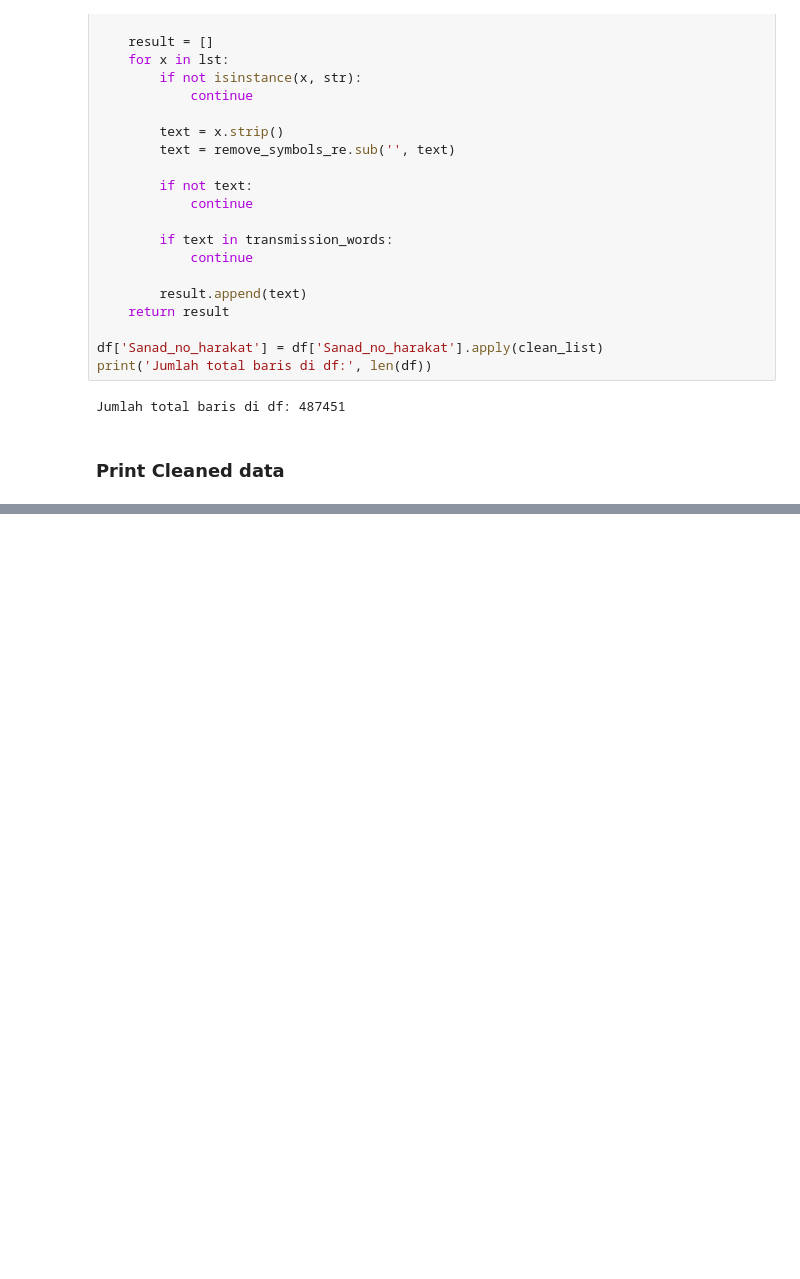
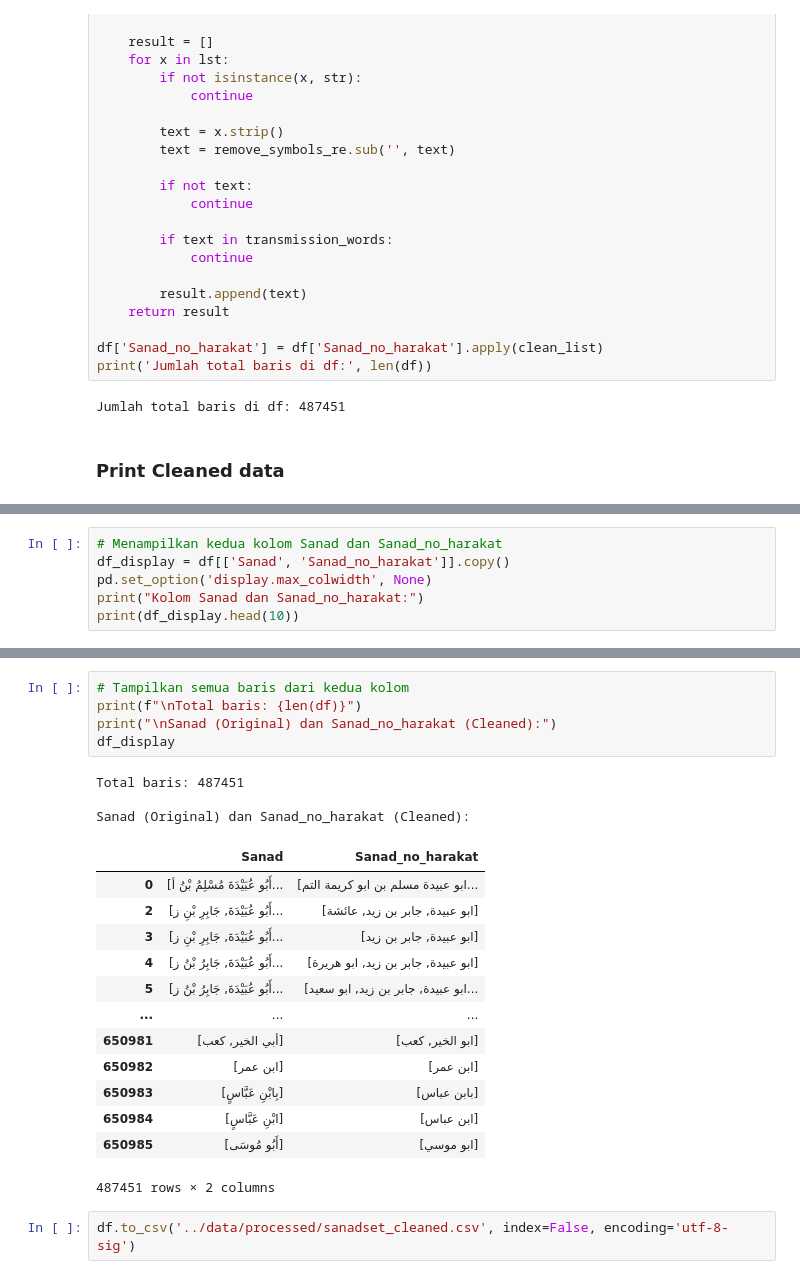
Before and after one commit to Nazrililham090805/sanad-hadith, a Jupyter notebook: src/preprocessing.ipynb, the cells around one changed output, grey strips where cells are left out. Drawn from its saved outputs; the diff is of its cells as text; blank space fills up the shorter version.

```diff
--- a/src/preprocessing.ipynb
+++ b/src/preprocessing.ipynb
@@ -589,0 +571,6 @@ df.to_csv('../data/processed/sanadset_cleaned.csv', index=False, encoding='utf-8
+# %%
+# Menampilkan kedua kolom Sanad dan Sanad_no_harakat
+df_display = df[['Sanad', 'Sanad_no_harakat']].copy()
+pd.set_option('display.max_colwidth', None)
+print("Kolom Sanad dan Sanad_no_harakat:")
+print(df_display.head(10))
@@ -589,0 +595,24 @@ df.to_csv('../data/processed/sanadset_cleaned.csv', index=False, encoding='utf-8
+# %%
+# Tampilkan semua baris dari kedua kolom
+print(f"\nTotal baris: {len(df)}")
+print("\nSanad (Original) dan Sanad_no_harakat (Cleaned):")
+df_display
+# %% [output]
+Total baris: 487451
+
+Sanad (Original) dan Sanad_no_harakat (Cleaned):
+|  | Sanad | Sanad_no_harakat |
+| 0 | [أَبُو عُبَيْدَةَ مُسْلِمُ بْنُ أ... | [ابو عبيدة مسلم بن ابو كريمة التم... |
+| 2 | [أَبُو عُبَيْدَةَ, جَابِرِ بْنِ ز... | [ابو عبيدة, جابر بن زيد, عائشة] |
+| 3 | [أَبُو عُبَيْدَةَ, جَابِرِ بْنِ ز... | [ابو عبيدة, جابر بن زيد] |
+| 4 | [أَبُو عُبَيْدَةَ, جَابِرُ بْنُ ز... | [ابو عبيدة, جابر بن زيد, ابو هريرة] |
+| 5 | [أَبُو عُبَيْدَةَ, جَابِرُ بْنُ ز... | [ابو عبيدة, جابر بن زيد, ابو سعيد... |
+| ... | ... | ... |
+| 650981 | [أبي الخير, كعب] | [ابو الخير, كعب] |
+| 650982 | [ابن عمر] | [ابن عمر] |
+| 650983 | [بِابْنِ عَبَّاسٍ] | [بابن عباس] |
+| 650984 | [ابْنِ عَبَّاسٍ] | [ابن عباس] |
+| 650985 | [أَبُو مُوسَى] | [ابو موسي] |
+487451 rows × 2 columns
+# %%
+df.to_csv('../data/processed/sanadset_cleaned.csv', index=False, encoding='utf-8-sig')
```
Also changed, not shown: parts of 5 cells of this notebook, 2 other files.
